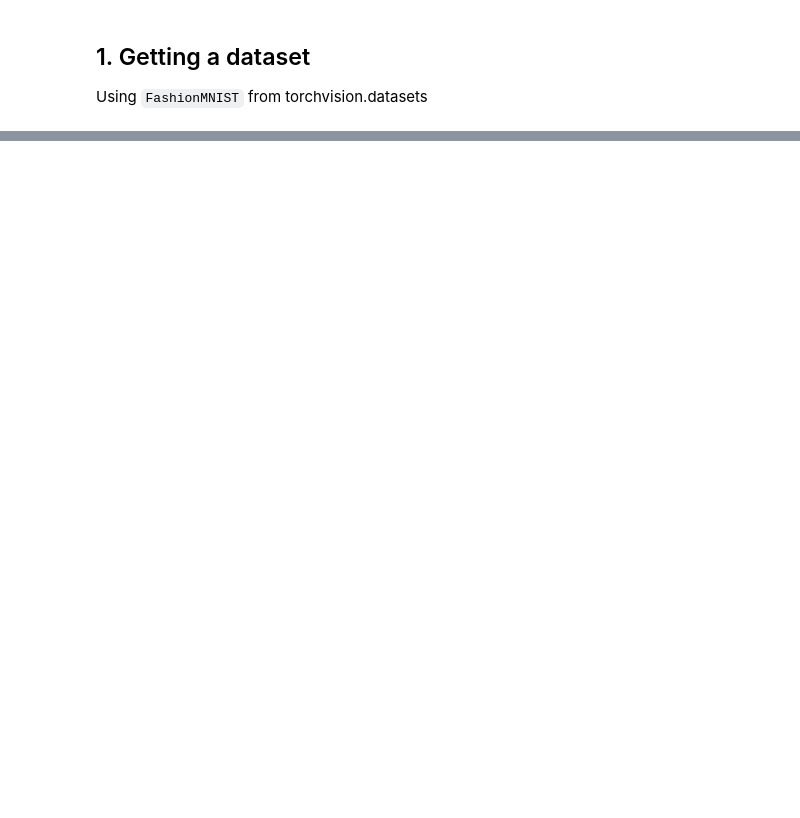
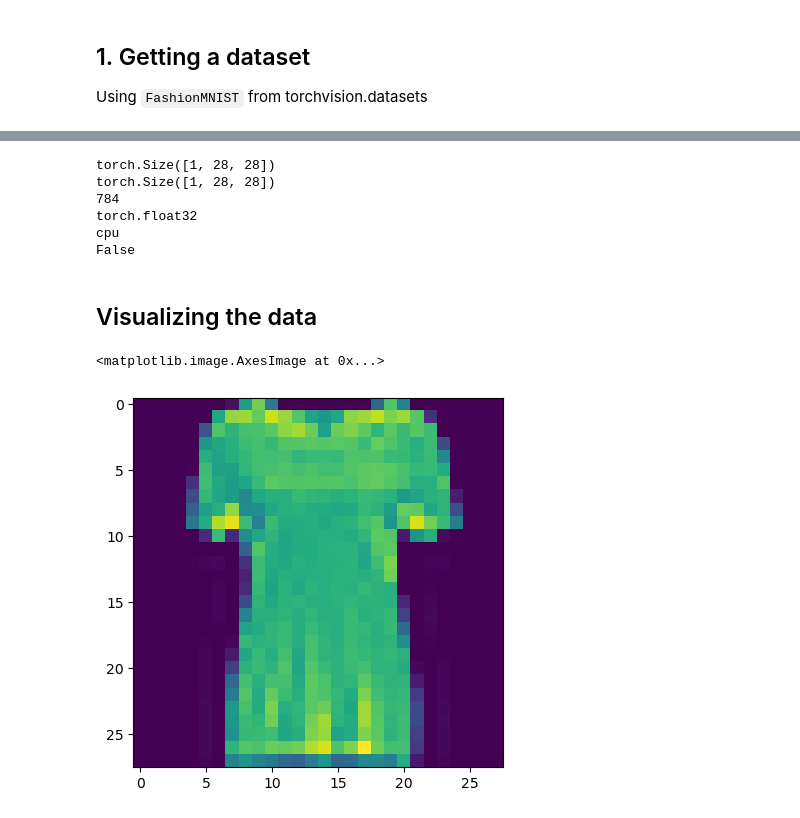
Before and after one commit to Hamid-Manouchehri/my_PyTorch, a Jupyter notebook: notebooks/CVIP.ipynb, the cells around one changed output, grey strips where cells are left out. Drawn from its saved outputs; the diff is of its cells as text; code cells hidden in the pictures; blank space fills up the shorter version.

```diff
--- a/notebooks/CVIP.ipynb
+++ b/notebooks/CVIP.ipynb
@@ -19,11 +24,19 @@ ModuleNotFoundError: No module named 'torch'
 ## 1. Getting a dataset
 Using `FashionMNIST` from torchvision.datasets
 # %%
-from torchvision import datasets
+## setting up training data:
+train_data = datasets.FashionMNIST(
+    root="../data/",
+    train=True,
+    download=True,
+    transform=ToTensor(),  # how to transform the data
+    target_transform=None
+)
 
-train_data = datasets.FashionMNIST(
-    root="data",
-    train=True,
+## setting up test data:
+test_data = datasets.FashionMNIST(
+    root="../data/",
+    train=False,
     download=True,
     transform=ToTensor(),
     target_transform=None
@@ -30,0 +83,22 @@ train_data = datasets.FashionMNIST(
+# %%
+print(image.shape)
+print(image.size())
+print(image.numel())
+print(image.dtype)
+print(image.device)
+print(image.requires_grad)
+# %% [output]
+torch.Size([1, 28, 28])
+torch.Size([1, 28, 28])
+784
+torch.float32
+cpu
+False
+# %% [markdown]
+## Visualizing the data
+# %%
+image, label = train_data[10]
+plt.imshow(image.squeeze())
+# %% [output]
+<matplotlib.image.AxesImage at 0x...>
+[figure, added]
```
Also changed, not shown: parts of 18 cells of this notebook, 3 other files.
